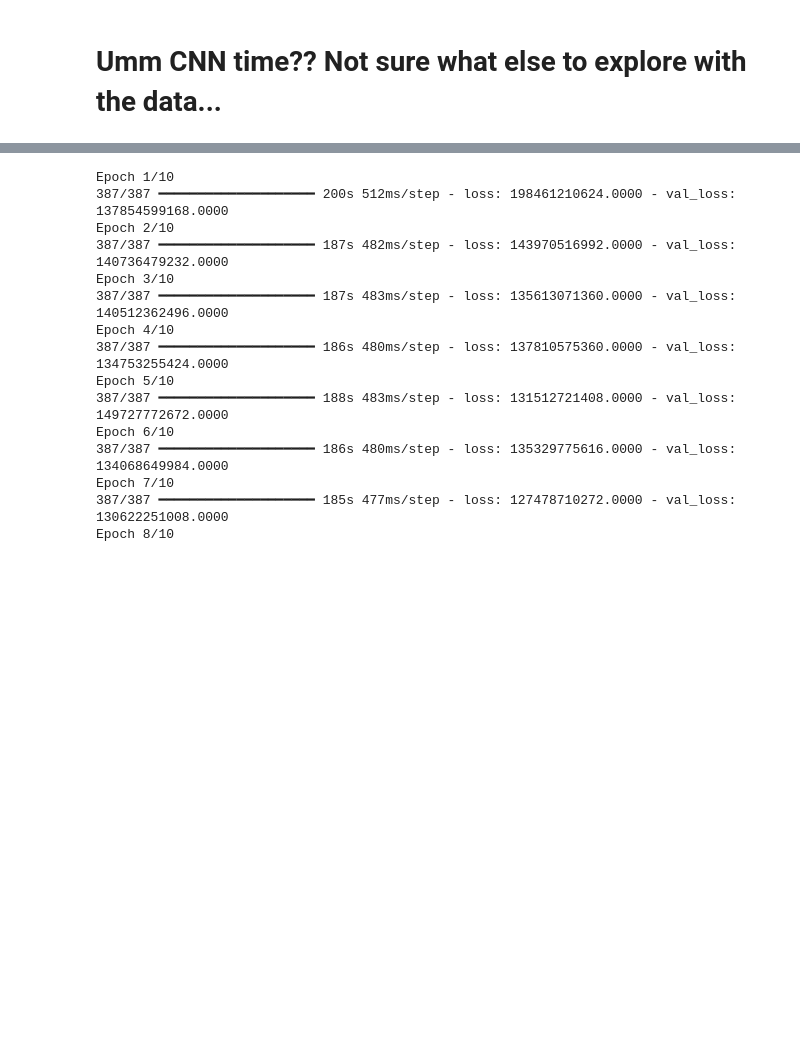
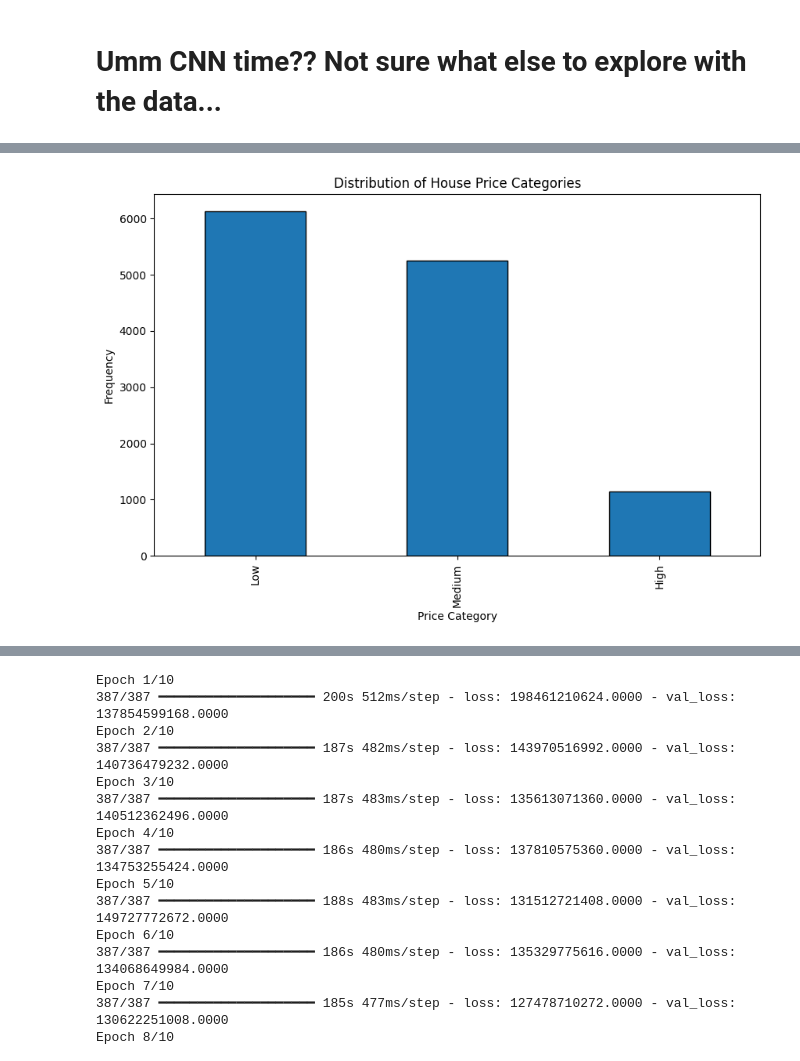
Before and after one commit to nam0mi/HouseHunter, a Jupyter notebook: HouseHunter.ipynb, the cells around one changed output, grey strips where cells are left out. Saved outputs shown, nothing was run; the diff lists cells and outputs as text; code cells hidden in the pictures; blank space fills up the shorter version.

```diff
--- a/HouseHunter.ipynb
+++ b/HouseHunter.ipynb
@@ -190,0 +131,16 @@ KeyboardInterrupt:
+# %%
+bins = [0, 600000, 1200000, np.inf]
+labels = ['Low', 'Medium', 'High']
+
+# Create a new column in the dataframe for price categories
+df['price_category'] = pd.cut(df['price'], bins=bins, labels=labels)
+
+# Display the distribution of price categories
+plt.figure(figsize=(10, 6))
+df['price_category'].value_counts().plot(kind='bar', edgecolor='k')
+plt.xlabel('Price Category')
+plt.ylabel('Frequency')
+plt.title('Distribution of House Price Categories')
+plt.show()
+# %% [output]
+[figure, added]
```
Also changed, not shown: parts of 9 cells of this notebook.
